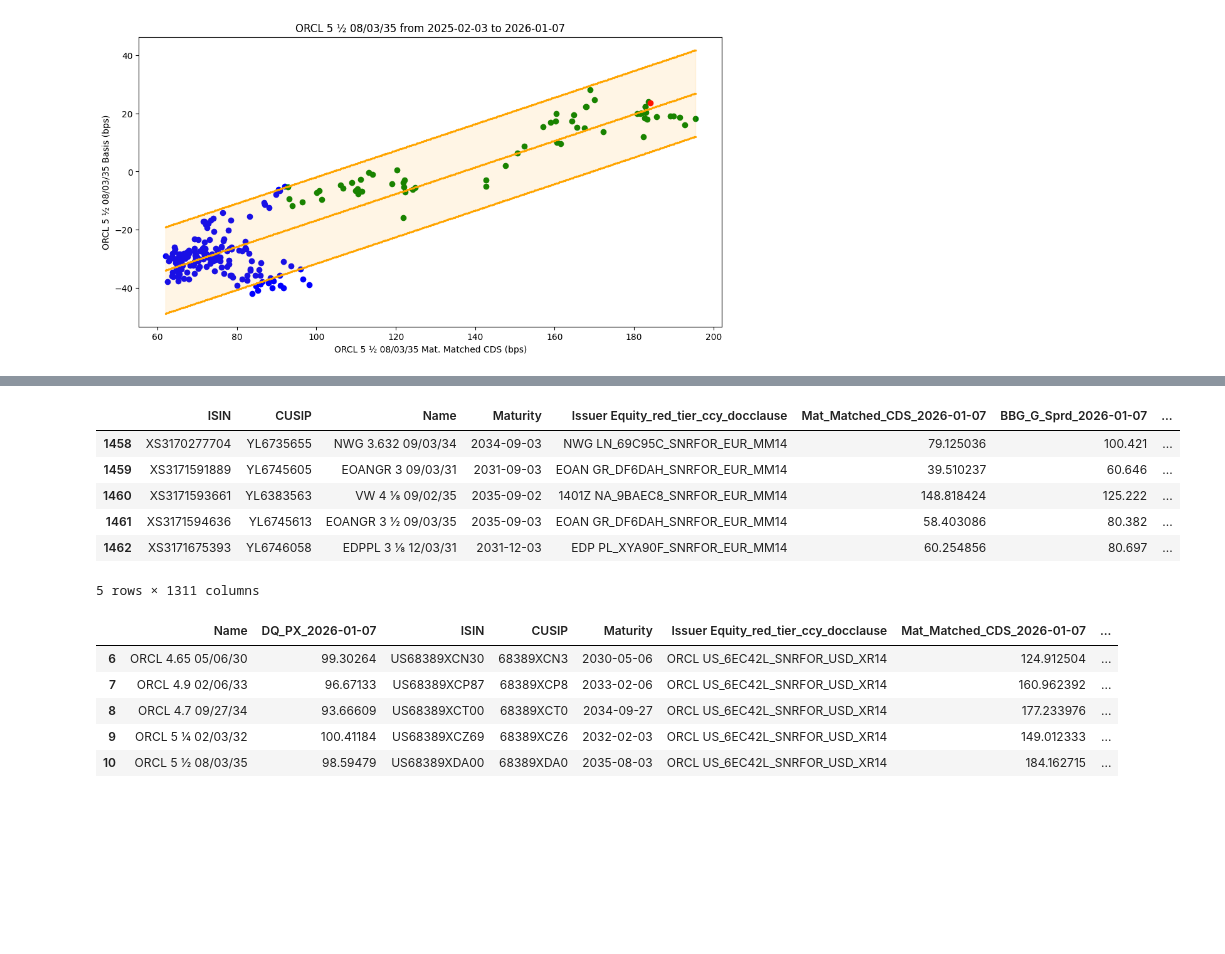
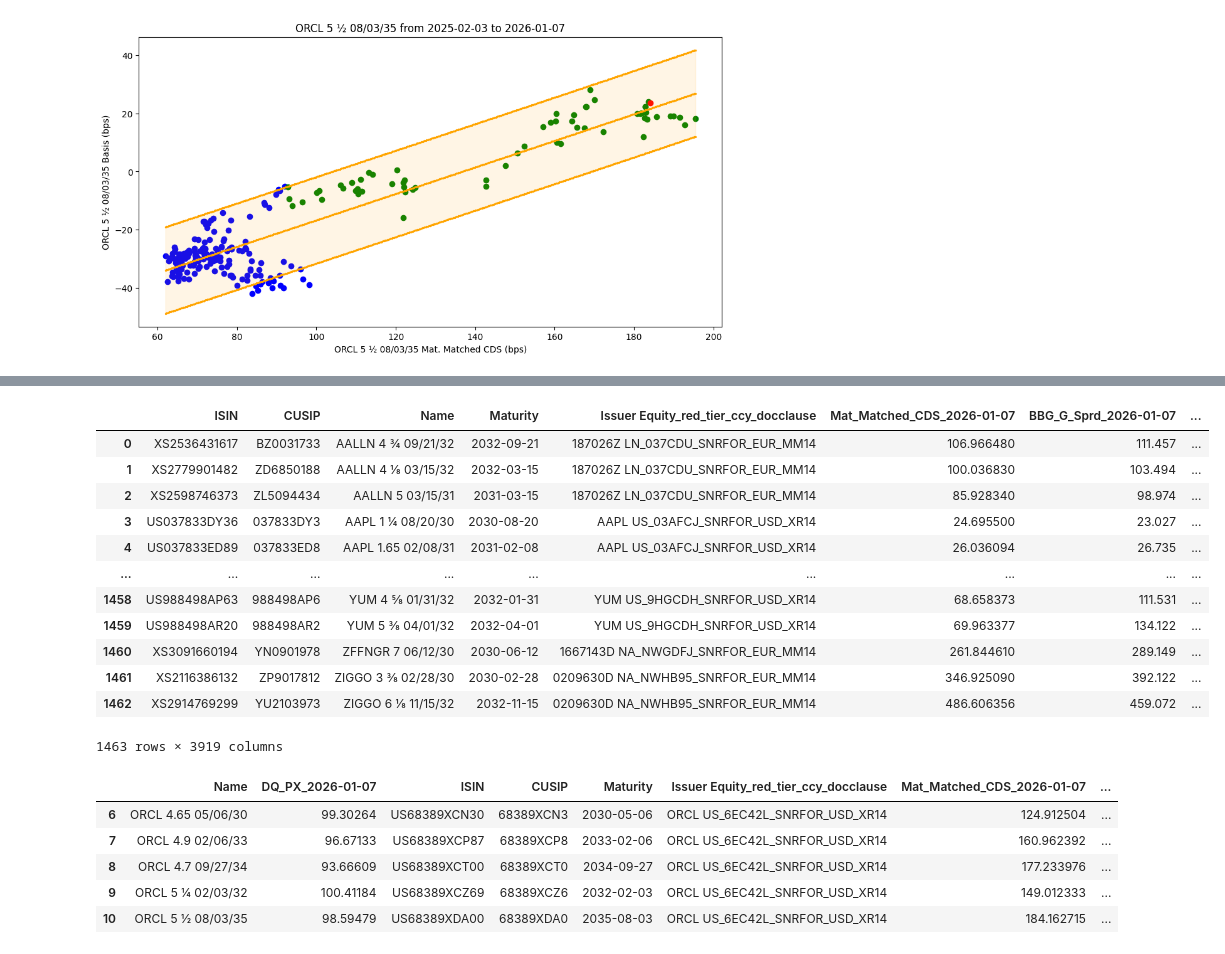
Before and after one commit to vasusharmaiiicm/53A.-HY-Bonds-Basis-Email, a Jupyter notebook: Part B13.ipynb, the cells around one changed output, grey strips where cells are left out. Saved outputs shown, nothing was run; the diff lists cells and outputs as text; code cells hidden in the pictures; blank space fills up the shorter version.

```diff
--- a/Part B13.ipynb
+++ b/Part B13.ipynb
@@ -1056,38 +1072,55 @@ for item in dq_bonds:
 # %%
 df1 = pd.read_parquet('temp.parquet')
 reverse_dict = dict(zip(dq_dict.values(), dq_dict.keys()))
 df1.columns = [reverse_dict[item.split('_')[0]] + '_' + item.split('_')[1] for item in df1.columns]
 dq_px = df1[[col for col in df1.columns if col.endswith("PX")]].iloc[[-1],:].T.copy()
 dq_px.index = [item.split('_')[0] for item in dq_px.index]
 dq_px.columns = ['DQ_PX_' + str(item) for item in dq_px.columns]
 dq_px.index.name = 'Name'
 dq_px = dq_px.reset_index()
 
 df1 = df1[[col for col in df1.columns if col.endswith("Z-sprd")]].copy()
 df1.columns = [item.split('_')[0] for item in df1.columns]
 df1 = df1.T
 df1.columns = ['DQ_Z_Sprd_' + str(item) for item in df1.columns]
 df1.index.name = 'Name'
 df1 = df1.reset_index()
 
 dq_sprd_dt = [item.rsplit('_',1)[1] for item in df1.columns if 'DQ_Z_Sprd' in item]
 max_dt = [pd.to_datetime(item) for item in dq_sprd_dt]
 max_dt = str(max(max_dt).date())
 
 df2 = df5a[['ISIN','CUSIP','Name','Maturity', 'Issuer Equity_red_tier_ccy_docclause'] +\
     [f'Mat_Matched_CDS_{max_dt}', f'Sprd_{max_dt}', f'Price_{max_dt}', f'Basis_{max_dt}'] +\
     [col for col in df5a.columns if col.startswith("Basis_") and not (max_dt in col)]].copy()
+
+df2 = df5a.copy()
 df2.columns = df2.columns.str.replace(f'Sprd_{max_dt}',f'BBG_G_Sprd_{max_dt}').\
-    str.replace(f'Price_{max_dt}',f'BBG_Price_{max_dt}').str.replace("Basis_","BBG_Basis_")
-df2.tail()
+    str.replace(f'Price_{max_dt}',f'BBG_PX_{max_dt}').str.replace("Basis_","BBG_Basis_")
+
+df1a = pd.merge(left=dq_px, right = df1, on='Name', how='outer')
+df2a = pd.merge(left=df2, right = df1a, on='Name', how='outer')
+
+df2a = df2a[['ISIN','CUSIP','Name','Maturity', 'Issuer Equity_red_tier_ccy_docclause'] +\
+    [f'Mat_Matched_CDS_{max_dt}', f'BBG_G_Sprd_{max_dt}', f'DQ_Z_Sprd_{max_dt}', f'BBG_PX_{max_dt}', f'DQ_PX_{max_dt}',f'BBG_Basis_{max_dt}'] +\
+    [col for col in df2a.columns if (col.startswith('Mat_Matched_CDS_') or col.startswith('BBG_Basis_') or\
+     col.startswith('DQ_Z_Sprd_') ) and not(max_dt in col)]].copy()
+
+df2a
 # %% [output]
 |  | ISIN | CUSIP | Name | Maturity | Issuer Equity_red_tier_ccy_docclause | Mat_Matched_CDS_2026-01-07 | BBG_G_Sprd_2026-01-07 | ... |
-| 1458 | XS3170277704 | YL6735655 | NWG 3.632 09/03/34 | 2034-09-03 | NWG LN_69C95C_SNRFOR_EUR_MM14 | 79.125036 | 100.421 | ... |
-| 1459 | XS3171591889 | YL6745605 | EOANGR 3 09/03/31 | 2031-09-03 | EOAN GR_DF6DAH_SNRFOR_EUR_MM14 | 39.510237 | 60.646 | ... |
-| 1460 | XS3171593661 | YL6383563 | VW 4 ⅛ 09/02/35 | 2035-09-02 | 1401Z NA_9BAEC8_SNRFOR_EUR_MM14 | 148.818424 | 125.222 | ... |
-| 1461 | XS3171594636 | YL6745613 | EOANGR 3 ½ 09/03/35 | 2035-09-03 | EOAN GR_DF6DAH_SNRFOR_EUR_MM14 | 58.403086 | 80.382 | ... |
-| 1462 | XS3171675393 | YL6746058 | EDPPL 3 ⅛ 12/03/31 | 2031-12-03 | EDP PL_XYA90F_SNRFOR_EUR_MM14 | 60.254856 | 80.697 | ... |
+| 0 | XS2536431617 | BZ0031733 | AALLN 4 ¾ 09/21/32 | 2032-09-21 | 187026Z LN_037CDU_SNRFOR_EUR_MM14 | 106.966480 | 111.457 | ... |
+| 1 | XS2779901482 | ZD6850188 | AALLN 4 ⅛ 03/15/32 | 2032-03-15 | 187026Z LN_037CDU_SNRFOR_EUR_MM14 | 100.036830 | 103.494 | ... |
+| 2 | XS2598746373 | ZL5094434 | AALLN 5 03/15/31 | 2031-03-15 | 187026Z LN_037CDU_SNRFOR_EUR_MM14 | 85.928340 | 98.974 | ... |
+| 3 | US037833DY36 | 037833DY3 | AAPL 1 ¼ 08/20/30 | 2030-08-20 | AAPL US_03AFCJ_SNRFOR_USD_XR14 | 24.695500 | 23.027 | ... |
+| 4 | US037833ED89 | 037833ED8 | AAPL 1.65 02/08/31 | 2031-02-08 | AAPL US_03AFCJ_SNRFOR_USD_XR14 | 26.036094 | 26.735 | ... |
+| ... | ... | ... | ... | ... | ... | ... | ... | ... |
+| 1458 | US988498AP63 | 988498AP6 | YUM 4 ⅝ 01/31/32 | 2032-01-31 | YUM US_9HGCDH_SNRFOR_USD_XR14 | 68.658373 | 111.531 | ... |
+| 1459 | US988498AR20 | 988498AR2 | YUM 5 ⅜ 04/01/32 | 2032-04-01 | YUM US_9HGCDH_SNRFOR_USD_XR14 | 69.963377 | 134.122 | ... |
+| 1460 | XS3091660194 | YN0901978 | ZFFNGR 7 06/12/30 | 2030-06-12 | 1667143D NA_NWGDFJ_SNRFOR_EUR_MM14 | 261.844610 | 289.149 | ... |
+| 1461 | XS2116386132 | ZP9017812 | ZIGGO 3 ⅜ 02/28/30 | 2030-02-28 | 0209630D NA_NWHB95_SNRFOR_EUR_MM14 | 346.925090 | 392.122 | ... |
+| 1462 | XS2914769299 | YU2103973 | ZIGGO 6 ⅛ 11/15/32 | 2032-11-15 | 0209630D NA_NWHB95_SNRFOR_EUR_MM14 | 486.606356 | 459.072 | ... |
-5 rows × 1311 columns
+1463 rows × 3919 columns
 # %%
 x = df5a[[
     [col for col in df5a.columns if col.startswith("Mat_Matched_CDS_")]].copy()
```
Also changed, not shown: parts of 1 cell of this notebook.
